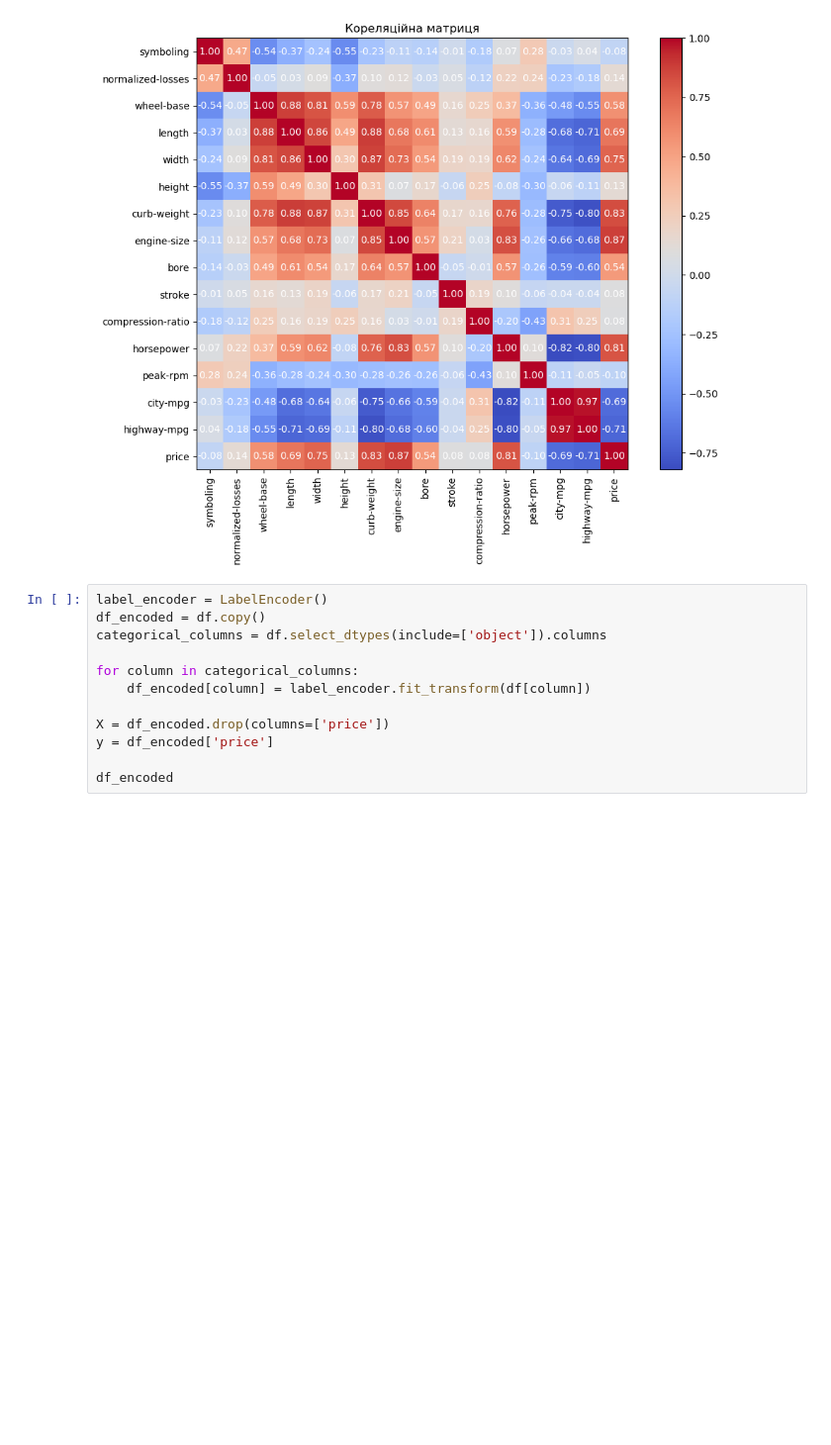
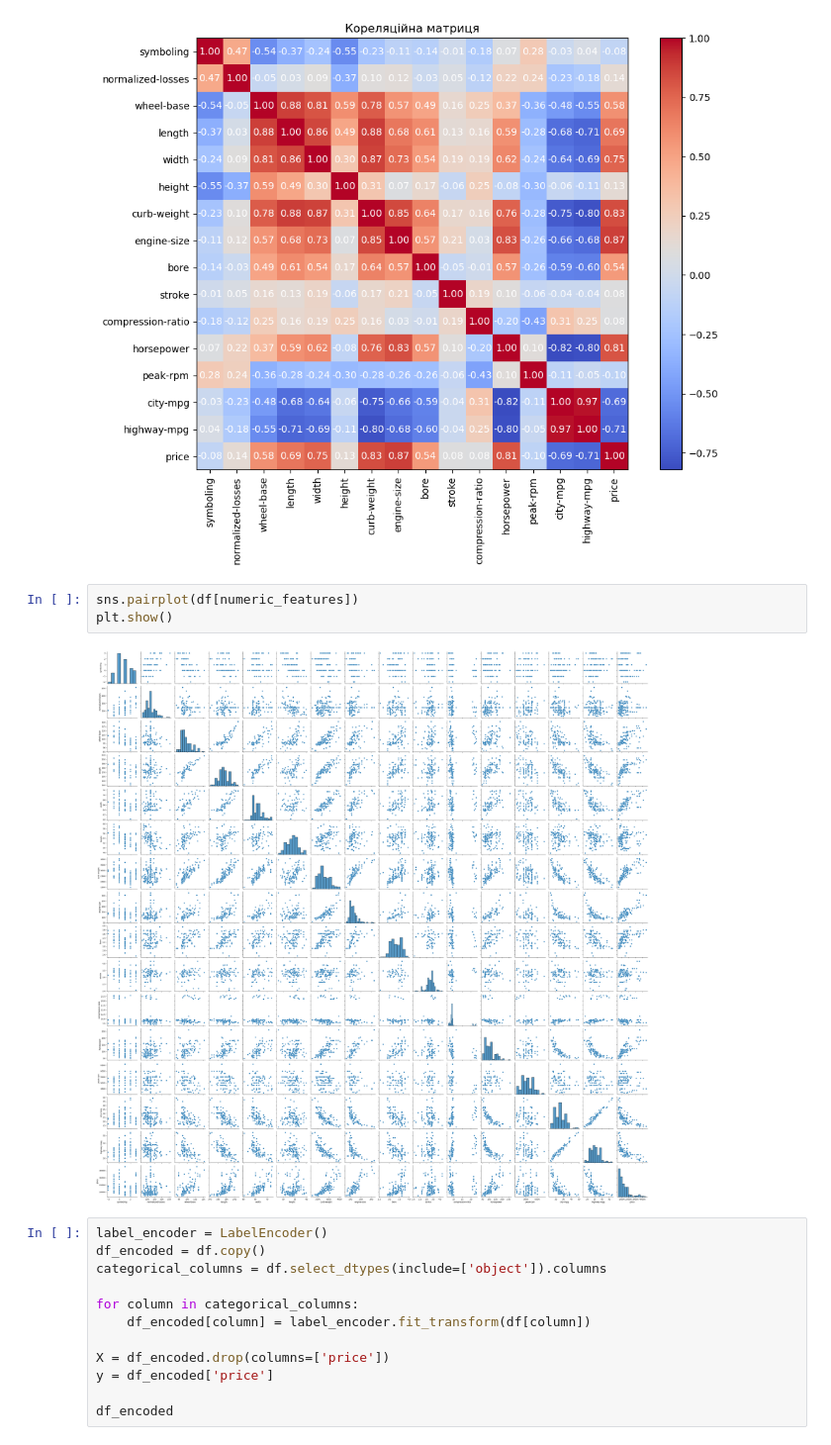
Before and after one commit to andrewshemchuk/DataScience, a Jupyter notebook: Lab3/Lab3.ipynb, the cells around one changed output. Shown at 99% size. Saved outputs shown, nothing was run; the diff lists cells and outputs as text; blank space fills up the shorter version.

```diff
--- a/Lab3/Lab3.ipynb
+++ b/Lab3/Lab3.ipynb
@@ -211,6 +211,11 @@ plt.title('Кореляційна матриця')
 plt.show()
 # %% [output]
 [figure]
+# %%
+sns.pairplot(df[numeric_features])
+plt.show()
+# %% [output]
+[figure, added]
 # %%
 label_encoder = LabelEncoder()
 df_encoded = df.copy()
```
Also changed, not shown: parts of 1 cell of this notebook.
